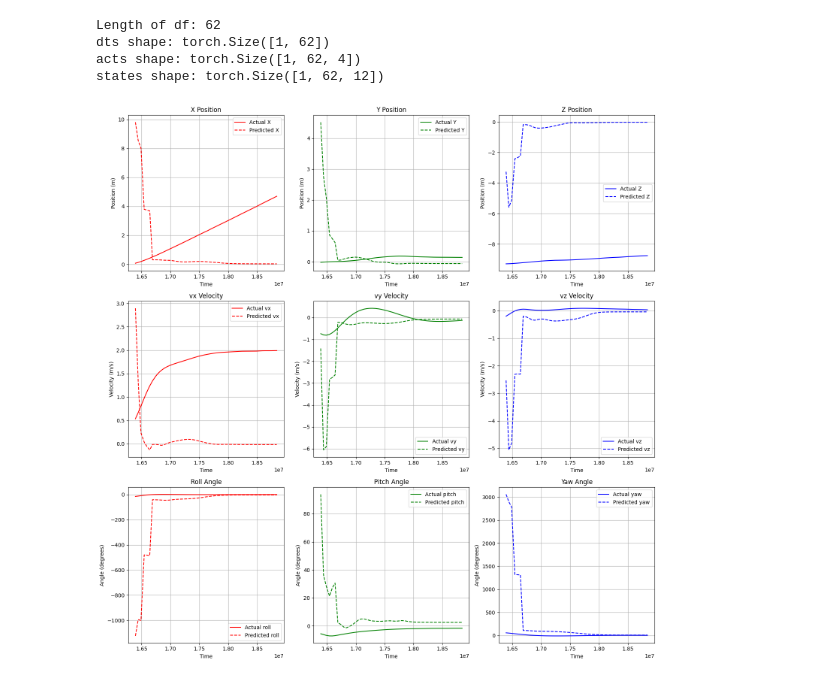
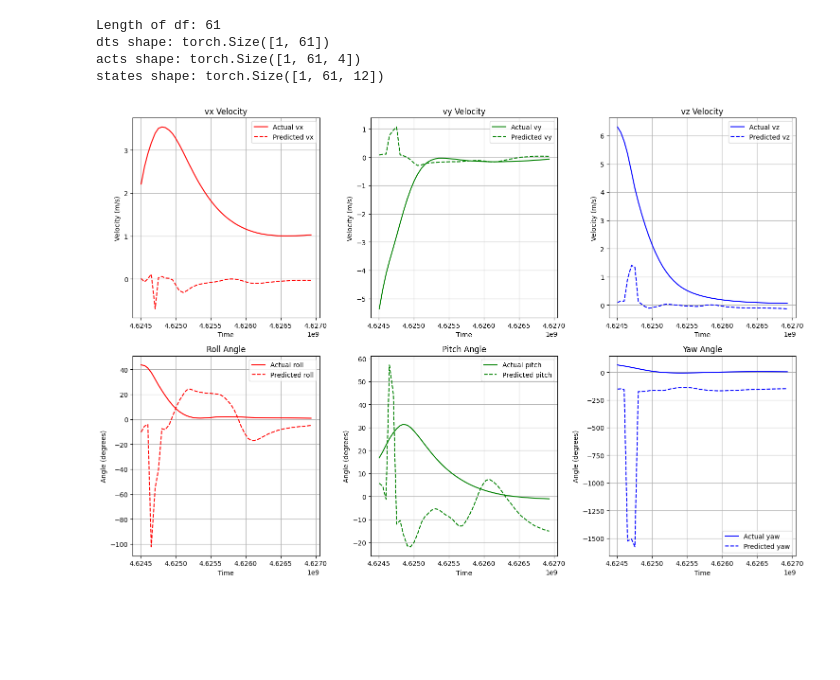
Before and after one commit to EashanVytla/DreamingFalconROS, a Jupyter notebook: src/px4_ros_com/src/ff_comparison.ipynb, the cells around one changed output. Cells and saved outputs as stored; diff of their text form; code cells hidden in the pictures; blank space fills up the shorter version.

```diff
--- a/src/px4_ros_com/src/ff_comparison.ipynb
+++ b/src/px4_ros_com/src/ff_comparison.ipynb
@@ -2,7 +2,7 @@
 import pandas as pd
 
 # Read the CSV file
-df = pd.read_csv('/home/eashan/workspace/DreamingFalconROS/flight_logs/flight_data_20250414-121426.csv')
+df = pd.read_csv('/home/eashan/workspace/DreamingFalconROS/flight_logs/flight_data_20250420-131528.csv')
 
 # Access the data
 positions = df[['x', 'y', 'z']].values
@@ -110,7 +110,7 @@ import matplotlib.pyplot as plt
 
 # Normalization factors
 position_norm_factor = 25.0
-velocity_norm_factor = 12.0
+velocity_norm_factor = 10.0
 
 # Function to normalize a state vector (assumes state is a 12-dimensional vector).
 def normalize_state(state):
@@ -124,10 +124,8 @@ def normalize_state(state):
 # Function to denormalize a state vector.
 def denormalize_state(state):
     denormalized = state.copy()
-    # Denormalize positions
-    denormalized[0:3] = denormalized[0:3] * position_norm_factor
     # Denormalize velocities
-    denormalized[3:6] = denormalized[3:6] * velocity_norm_factor
+    denormalized[3:6] = denormalized[0:3] * velocity_norm_factor
     return denormalized
 
 # Load configuration and initialize the WorldModel
@@ -177,50 +175,39 @@ actual_states = df[['x', 'y', 'z', 'vx', 'vy', 'vz',
                     'roll', 'pitch', 'yaw',
                     'roll_rate', 'pitch_rate', 'yaw_rate']].values  # shape: (history_len, 12)
 
 # Use the DataFrame's timestamp column for the x-axis.
 time_data = df['timestamp'].values  # Ensure this aligns with the rollout predictions
 
 # --- Plotting ---
 plt.figure(figsize=(20, 15))
 
-# Plot positions (x, y, z)
-for i, (axis, color) in enumerate(zip(['x', 'y', 'z'], ['r', 'g', 'b'])):
-    plt.subplot(3, 4, i+1)
-    plt.plot(time_data[12:], actual_states[12:, i], f'{color}-', label=f'Actual {axis.upper()}')
-    plt.plot(time_data[12:], predicted_states[:, i], f'{color}--', label=f'Predicted {axis.upper()}')
-    plt.title(f'{axis.upper()} Position')
-    plt.xlabel('Time')
-    plt.ylabel('Position (m)')
-    plt.grid(True)
-    plt.legend()
-
 # Plot velocities (vx, vy, vz) -- indices 3, 4, 5
 for i, (axis, color) in enumerate(zip(['vx', 'vy', 'vz'], ['r', 'g', 'b'])):
     plt.subplot(3, 4, i+5)
-    plt.plot(time_data[12:], actual_states[12:, i+3], f'{color}-', label=f'Actual {axis}')
-    plt.plot(time_data[12:], predicted_states[:, i+3], f'{color}--', label=f'Predicted {axis}')
+    plt.plot(time_data[11:], actual_states[11:, i+3], f'{color}-', label=f'Actual {axis}')
+    plt.plot(time_data[11:], predicted_states[:, i], f'{color}--', label=f'Predicted {axis}')
     plt.title(f'{axis} Velocity')
     plt.xlabel('Time')
     plt.ylabel('Velocity (m/s)')
     plt.grid(True)
     plt.legend()
 
 # Plot attitudes (roll, pitch, yaw in degrees) -- indices 6, 7, 8
 for i, (axis, color) in enumerate(zip(['roll', 'pitch', 'yaw'], ['r', 'g', 'b'])):
     plt.subplot(3, 4, i+9)
-    plt.plot(time_data[12:], np.degrees(actual_states[12:, i+6]), f'{color}-', label=f'Actual {axis}')
-    plt.plot(time_data[12:], np.degrees(predicted_states[:, i+6]), f'{color}--', label=f'Predicted {axis}')
+    plt.plot(time_data[11:], np.degrees(actual_states[11:, i+6]), f'{color}-', label=f'Actual {axis}')
+    plt.plot(time_data[11:], np.degrees(predicted_states[:, i+3]), f'{color}--', label=f'Predicted {axis}')
     plt.title(f'{axis.capitalize()} Angle')
     plt.xlabel('Time')
     plt.ylabel('Angle (degrees)')
     plt.grid(True)
     plt.legend()
 
 plt.tight_layout()
 plt.show()
 # %% [output]
-Length of df: 62
-dts shape: torch.Size([1, 62])
-acts shape: torch.Size([1, 62, 4])
-states shape: torch.Size([1, 62, 12])
+Length of df: 61
+dts shape: torch.Size([1, 61])
+acts shape: torch.Size([1, 61, 4])
+states shape: torch.Size([1, 61, 12])
-[figure, old version]
+[figure, new version]
```
Also changed, not shown: parts of 1 cell of this notebook, 7 other files.
